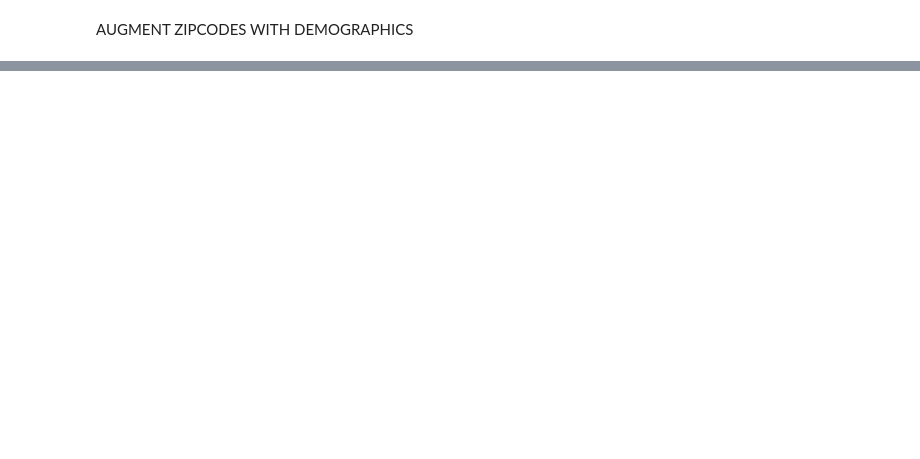
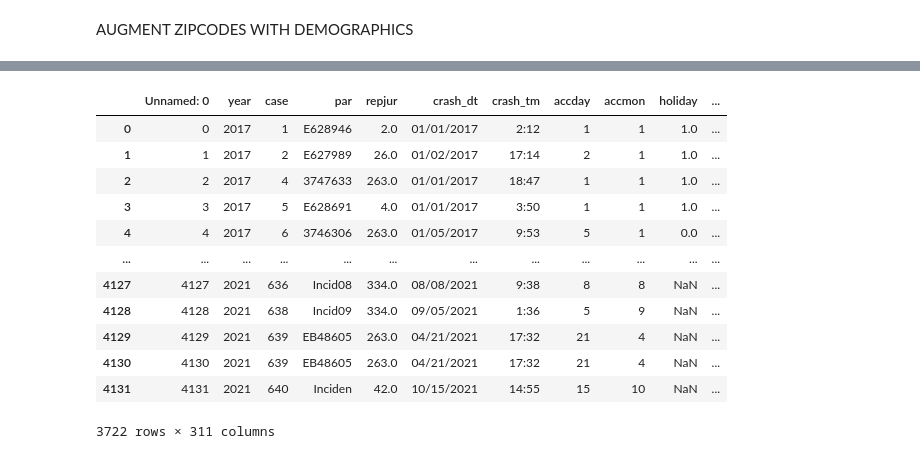
Before and after one commit to osullik/ic23050, a Jupyter notebook: IC23_analysis.ipynb, the cells around one changed output, grey strips where cells are left out. Drawn from its saved outputs; the diff is of its cells as text; code cells hidden in the pictures; blank space fills up the shorter version.

Commit message:
Augmented zipcode df with demographics and dropped null cols

```diff
--- a/IC23_analysis.ipynb
+++ b/IC23_analysis.ipynb
@@ -146,7 +104,8 @@ Successfully installed fuzzywuzzy-0.18.0 haversine-2.7.0 pathlib-mate-1.2.1 sqla
 from uszipcode import SearchEngine  # data.census.gov
 # %%
 def augment_zip(zipcode):
-  aug_zip = SearchEngine().by_zipcode(zipcode)
-  return aug_zip.zipcode, aug_zip.major_city, aug_zip.population  # TODO edit fields to be what we want to add to the data listed here: https://uszipcode.readthedocs.io/
-
-print(augment_zip(11790))
+  try:
+    aug_zip = SearchEngine().by_zipcode(zipcode)
+    return [aug_zip.population_density, aug_zip.median_household_income]  # TODO edit fields to be what we want to add to the data listed here: https://uszipcode.readthedocs.io/
+  except Exception:
+    return [np.nan, np.nan]
@@ -154,0 +112,11 @@ print(augment_zip(11790))
+# %%
+# Read in augmented data with zipcodes
+orig_data_with_zip = pd.read_csv("https://raw.githubusercontent.com/osullik/ic23050/main/L4%20Washington%20Fatal%20Crash%20Files%20-%20Washington%20Traffic%20Safety%20Commission/Data_Washington_Fatal_Crash_Survey_with_zip.csv")
+
+# Drop all rows with mission zipcode
+orig_data_with_zip = orig_data_with_zip[orig_data_with_zip['zipcode'].notna()]
+orig_data_with_zip = orig_data_with_zip.astype({'zipcode':'int'})
+# %%
+orig_data_with_zip['population_density','median_household_income'] = orig_data_with_zip.apply(lambda row: augment_zip(row['zipcode']), axis=1)
+orig_data_with_zip[['population_density','median_household_income']] = pd.DataFrame(orig_data_with_zip['population_density','median_household_income'].tolist(),index=orig_data_with_zip.index)
+orig_data_with_zip.drop(('population_density','median_household_income'), axis=1)
@@ -154,0 +141,16 @@ print(augment_zip(11790))
+# %%
+orig_data_with_zip
+# %% [output]
+|  | Unnamed: 0 | year | case | par | repjur | crash_dt | crash_tm | accday | accmon | holiday | ... |
+| 0 | 0 | 2017 | 1 | E628946 | 2.0 | 01/01/2017 | 2:12 | 1 | 1 | 1.0 | ... |
+| 1 | 1 | 2017 | 2 | E627989 | 26.0 | 01/02/2017 | 17:14 | 2 | 1 | 1.0 | ... |
+| 2 | 2 | 2017 | 4 | 3747633 | 263.0 | 01/01/2017 | 18:47 | 1 | 1 | 1.0 | ... |
+| 3 | 3 | 2017 | 5 | E628691 | 4.0 | 01/01/2017 | 3:50 | 1 | 1 | 1.0 | ... |
+| 4 | 4 | 2017 | 6 | 3746306 | 263.0 | 01/05/2017 | 9:53 | 5 | 1 | 0.0 | ... |
+| ... | ... | ... | ... | ... | ... | ... | ... | ... | ... | ... | ... |
+| 4127 | 4127 | 2021 | 636 | Incid08 | 334.0 | 08/08/2021 | 9:38 | 8 | 8 | NaN | ... |
+| 4128 | 4128 | 2021 | 638 | Incid09 | 334.0 | 09/05/2021 | 1:36 | 5 | 9 | NaN | ... |
+| 4129 | 4129 | 2021 | 639 | EB48605 | 263.0 | 04/21/2021 | 17:32 | 21 | 4 | NaN | ... |
+| 4130 | 4130 | 2021 | 639 | EB48605 | 263.0 | 04/21/2021 | 17:32 | 21 | 4 | NaN | ... |
+| 4131 | 4131 | 2021 | 640 | Inciden | 42.0 | 10/15/2021 | 14:55 | 15 | 10 | NaN | ... |
+3722 rows × 311 columns
```
Also changed, not shown: parts of 13 cells of this notebook.
